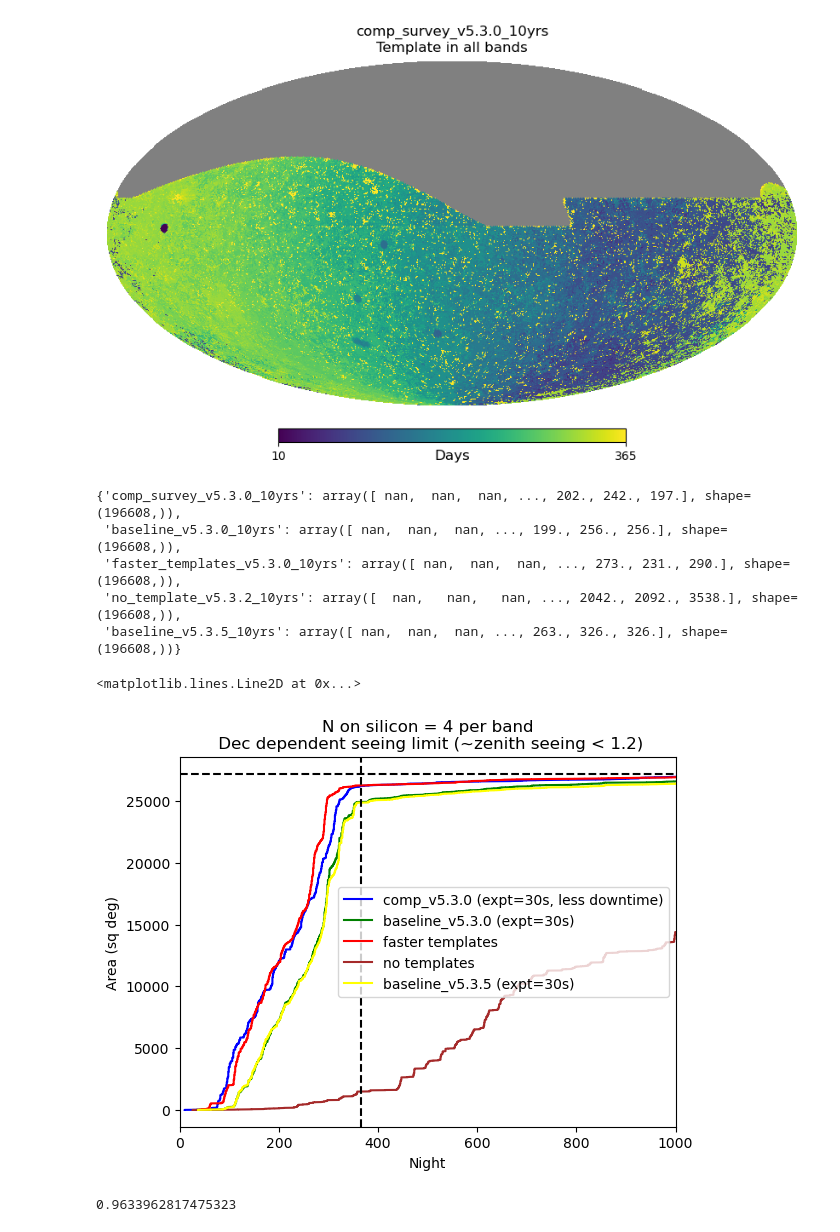
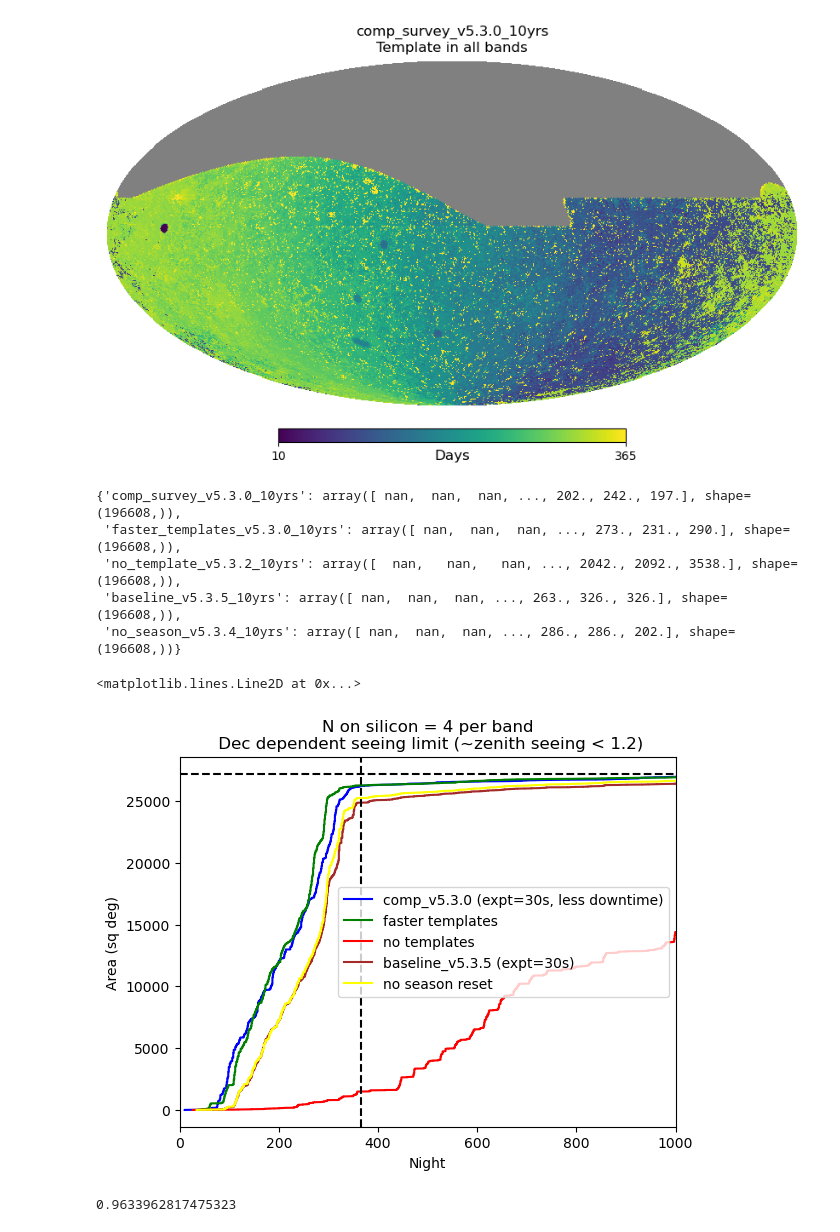
Before and after one commit to lsst-sims/sims_featureScheduler_runs5.3, a Jupyter notebook: baseline/template_time.ipynb, the cells around one changed output. Drawn from its saved outputs; the diff is of its cells as text; code cells hidden in the pictures.

```diff
--- a/baseline/template_time.ipynb
+++ b/baseline/template_time.ipynb
@@ -106,10 +106,11 @@ class TemplateTime(maf.BaseMetric):
         return result
 # %%
 db_files = ["../comp_survey/comp_survey_v5.3.0_10yrs.db",
-            "baseline_v5.3.0_10yrs.db",
+            #"baseline_v5.3.0_10yrs.db",
             "../faster_templates/faster_templates_v5.3.0_10yrs.db",
             "../no_template/no_template_v5.3.2_10yrs.db",
             "baseline_v5.3.5_10yrs.db",
+            "no_season_v5.3.4_10yrs.db",
            ]
 arrays = {}
 infos = {}
@@ -150,35 +151,36 @@ hp.mollview(arrays["comp_survey_v5.3.0_10yrs"], max=365, unit="Days", title="com
 arrays
 # %% [output]
 {'comp_survey_v5.3.0_10yrs': array([ nan,  nan,  nan, ..., 202., 242., 197.], shape=(196608,)),
- 'baseline_v5.3.0_10yrs': array([ nan,  nan,  nan, ..., 199., 256., 256.], shape=(196608,)),
  'faster_templates_v5.3.0_10yrs': array([ nan,  nan,  nan, ..., 273., 231., 290.], shape=(196608,)),
  'no_template_v5.3.2_10yrs': array([  nan,   nan,   nan, ..., 2042., 2092., 3538.], shape=(196608,)),
- 'baseline_v5.3.5_10yrs': array([ nan,  nan,  nan, ..., 263., 326., 326.], shape=(196608,))}
+ 'baseline_v5.3.5_10yrs': array([ nan,  nan,  nan, ..., 263., 326., 326.], shape=(196608,)),
+ 'no_season_v5.3.4_10yrs': array([ nan,  nan,  nan, ..., 286., 286., 202.], shape=(196608,))}
 # %%
 fig, ax = plt.subplots()
 
 ar2label = {'comp_survey_v5.3.0_10yrs': "comp_v5.3.0 (expt=30s, less downtime)",
-           'baseline_v5.3.0_10yrs': "baseline_v5.3.0 (expt=30s)",
+           #'baseline_v5.3.0_10yrs': "baseline_v5.3.0 (expt=30s)",
            "faster_templates_v5.3.0_10yrs": "faster templates",
            "no_template_v5.3.2_10yrs": "no templates",
-           'baseline_v5.3.5_10yrs': "baseline_v5.3.5 (expt=30s)"}
+           'baseline_v5.3.5_10yrs': "baseline_v5.3.5 (expt=30s)",
+           'no_season_v5.3.4_10yrs': "no season reset"}
 
 colors = ['blue', 'green', 'red', "brown", "yellow"]
 
 for key,co in zip(ar2label, colors):
     ack = arrays[key] +0
     ack = np.sort(ack)
     ax.plot(ack, np.arange(ack.size)*hp.nside2pixarea(nside, degrees=True), label=ar2label[key], color=co)
 ax.set_xlim([0,1000])
 ax.set_xlabel("Night")
 ax.set_ylabel("Area (sq deg)")
 ax.set_title("N on silicon = %i per band\n Dec dependent seeing limit (~zenith seeing < 1.2)" % n_needed)
 leg = ax.legend()
 ax.axvline(x=365, linestyle="--", color="k")
 ax.axhline(y=fp_area, linestyle="--", color="k")
 # %% [output]
 <matplotlib.lines.Line2D at 0x...>
-[figure, old version]
+[figure, new version]
 # %%
 n_y1 = np.where((arrays["comp_survey_v5.3.0_10yrs"] < 366) & (n_bands > 0) )[0].size
 n_tot = np.sum(n_bands > 0)
```
Also changed, not shown: parts of 3 cells of this notebook, 8 other files.
